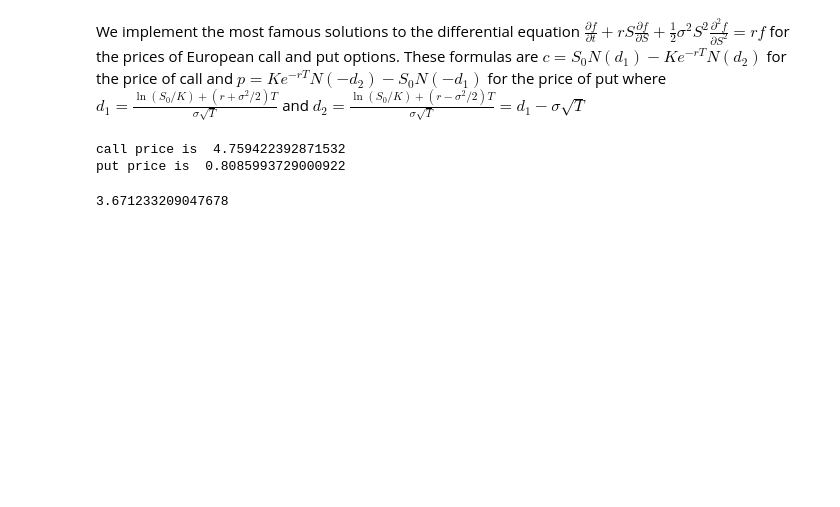
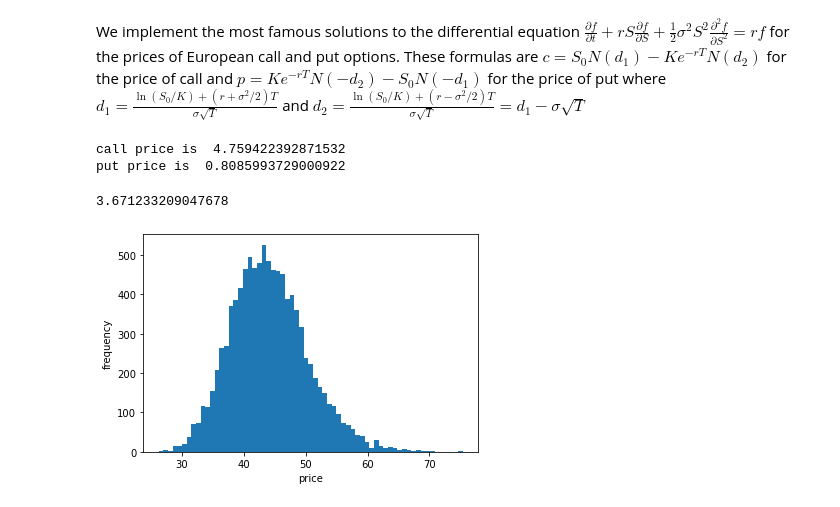
Before and after one commit to quinle/financial-models-implementation, a Jupyter notebook: Black-Scholes-Merton.ipynb, the cells around one changed output. Drawn from its saved outputs; the diff is of its cells as text; code cells hidden in the pictures; blank space fills up the shorter version.

Commit message:
add monte carlo simulation

```diff
--- a/Black-Scholes-Merton.ipynb
+++ b/Black-Scholes-Merton.ipynb
@@ -34,0 +34,23 @@ BlackScholesMerton_d(0.5, 2, 5, 'call', 40, 40, 0.09, 0.3, 0.5)
+# %%
+#try ex 15.6 with Monte Carlo approach with 1000 simulations
+S0 = 42
+K = 40
+r = 0.1
+sigma = 0.2
+T = 0.5
+N = 10000
+Z = np.random.normal(size = N)
+ST = S0 * np.exp((r - 0.5 * sigma**2) * T + sigma * np.sqrt(T)*Z)
+plt.hist(ST, bins = 'auto')
+plt.xlabel('price')
+plt.ylabel('frequency'
+          )
+weeks = 52
+dt = T/weeks
+S = np.zeros((weeks+1, N))
+S[0] = S0
+for t in range(1, weeks + 1):
+    Z = np.random.normal(size = N)
+    S[t] = S[t-1] * np.exp((r - 0.5 * sigma**2) * dt + sigma * np.sqrt(dt)*Z)
+# %% [output]
+[figure, added]
```
Also changed, not shown: parts of 4 cells of this notebook.
